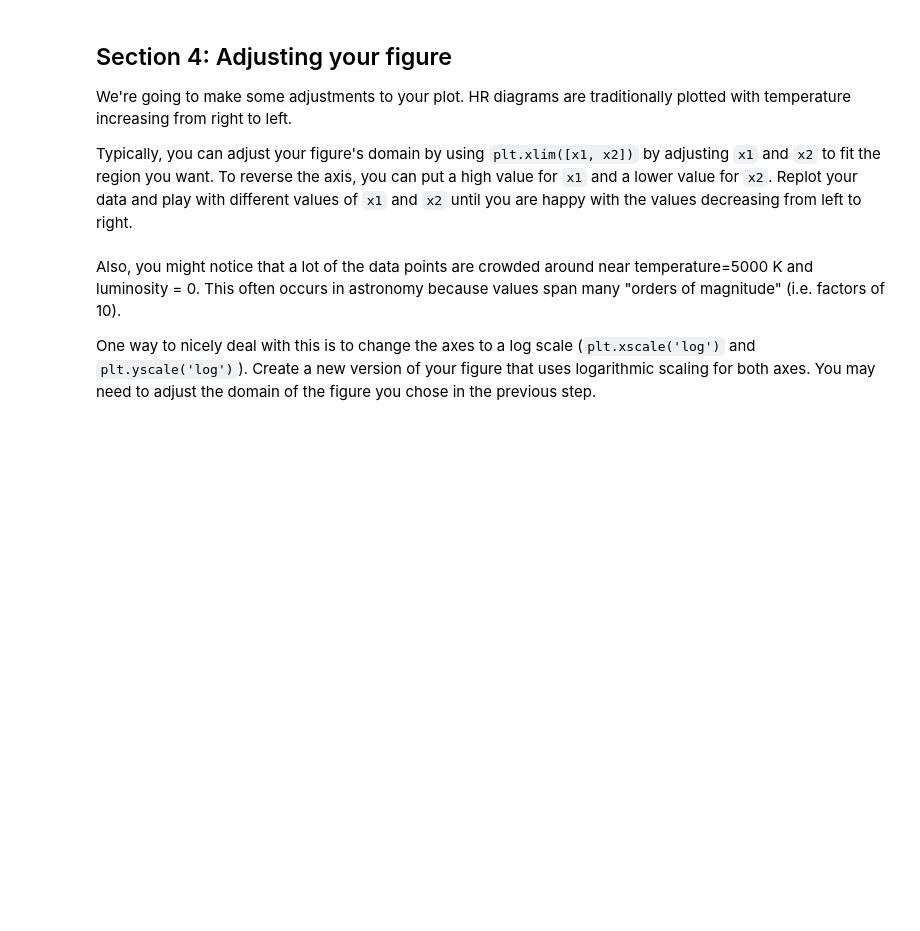
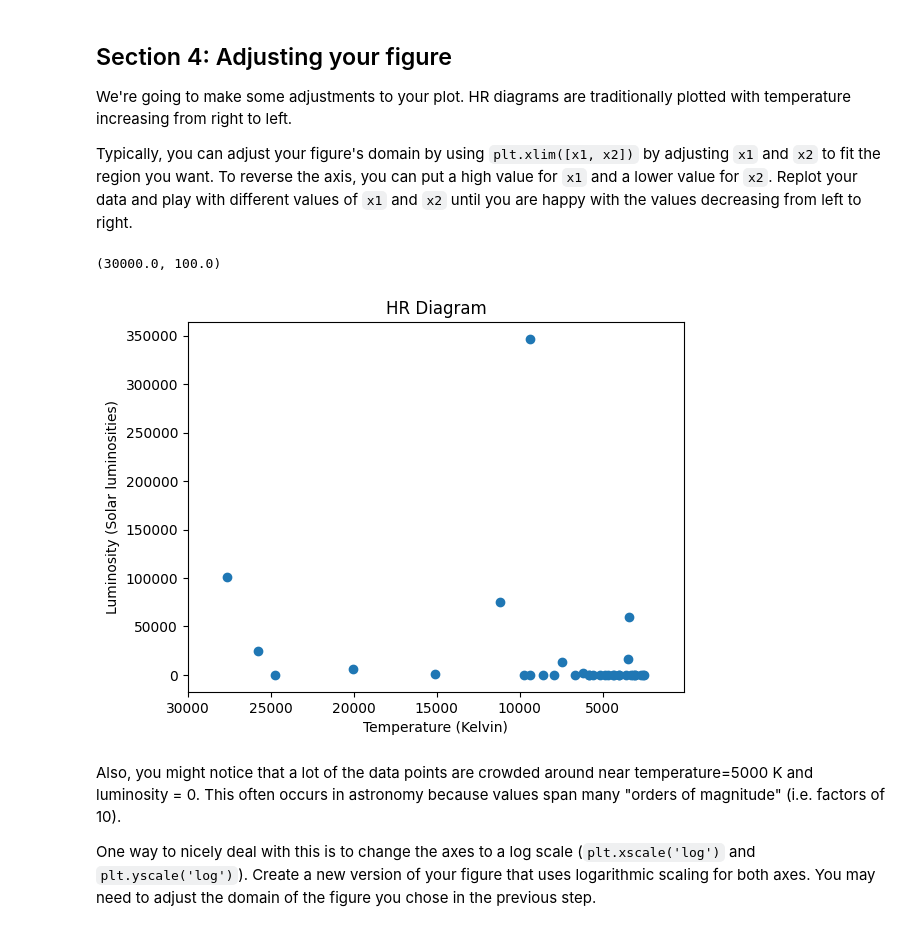
Before and after one commit to CIERA-Northwestern/REACHpy, a Jupyter notebook: Module_2/Challenge_4_HR_Diagram.ipynb, the cells around one changed output. Drawn from its saved outputs; the diff is of its cells as text; code cells hidden in the pictures; blank space fills up the shorter version.

```diff
--- a/Module_2/Challenge_4_HR_Diagram.ipynb
+++ b/Module_2/Challenge_4_HR_Diagram.ipynb
@@ -43,3 +75,19 @@ plt.xlim([,])
+# %%
+# Plot the data
+plt.scatter(temperature, luminosity)
+
+# Create title
+plt.title('HR Diagram')
+
+# Create x, y labels with units.
+plt.xlabel('Temperature (Kelvin)')
+plt.ylabel('Luminosity (Solar luminosities)')
+
+# Change limits
+plt.xlim([3e4, 100])
+# %% [output]
+(30000.0, 100.0)
+[figure, added]
 # %% [markdown]
 Also, you might notice that a lot of the data points are crowded around near temperature=5000 K and luminosity = 0. This often occurs in astronomy because values span many "orders of magnitude" (i.e. factors of 10).
 
```
Also changed, not shown: parts of 12 cells of this notebook, 1 other file.
